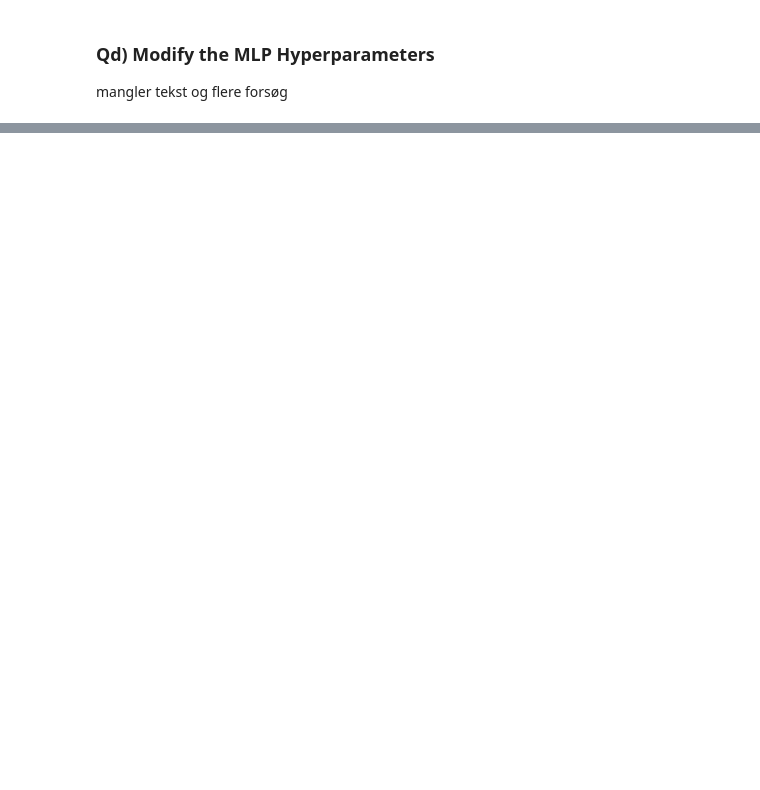
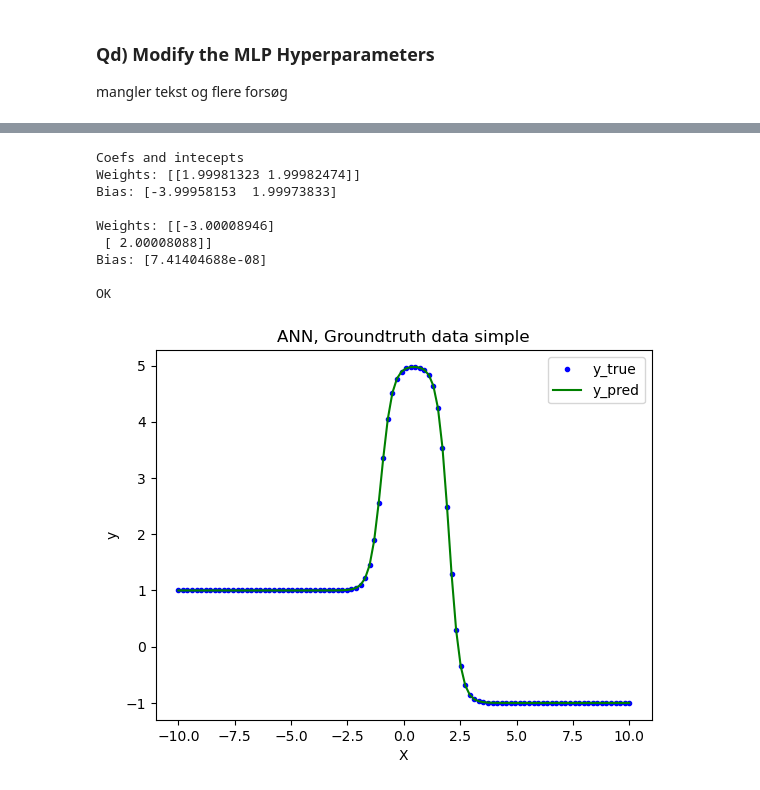
Before and after one commit to kaaecreme/6-Semester, a Jupyter notebook: MAL/02/02 - Samlet dokument.ipynb, the cells around one changed output, grey strips where cells are left out. Cells and saved outputs as stored; diff of their text form; code cells hidden in the pictures; blank space fills up the shorter version.

```diff
--- a/MAL/02/02 - Samlet dokument.ipynb
+++ b/MAL/02/02 - Samlet dokument.ipynb
@@ -436,0 +492,26 @@ lin.reg.score(X, y)=0.73
+# %%
+plt.plot(X, y_true, "b.")
+plt.plot(X, y_pred, "g-")
+plt.legend(["y_true", "y_pred"])
+plt.xlabel("X")
+plt.ylabel("y")
+plt.title("ANN, Groundtruth data simple")
+
+print("Coefs and intecepts")
+print(f"Weights: {mlp.coefs_[0]}")
+print(f"Bias: {mlp.intercepts_[0]}\n")
+print(f"Weights: {mlp.coefs_[1]}")
+print(f"Bias: {mlp.intercepts_[1]}")
+
+print("\nOK")
+# %% [output]
+Coefs and intecepts
+Weights: [[1.99981323 1.99982474]]
+Bias: [-3.99958153  1.99973833]
+
+Weights: [[-3.00008946]
+ [ 2.00008088]]
+Bias: [7.41404688e-08]
+
+OK
+[figure, added]
```
Also changed, not shown: parts of 19 cells of this notebook, 1 other file.
